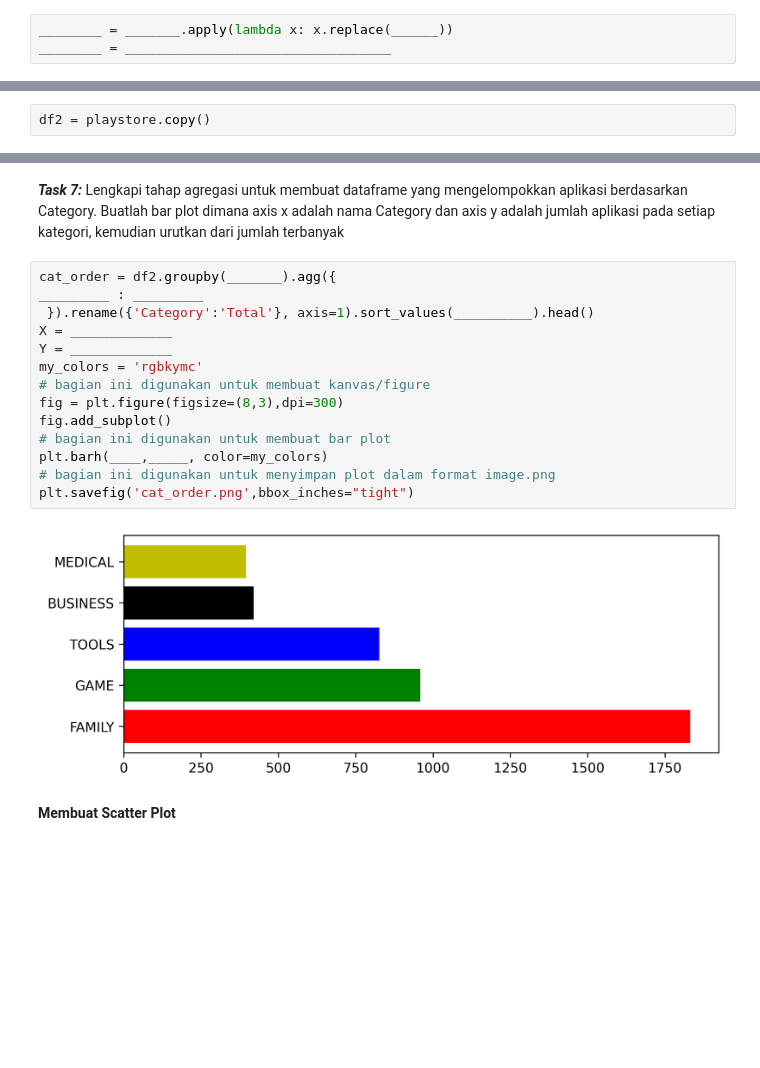
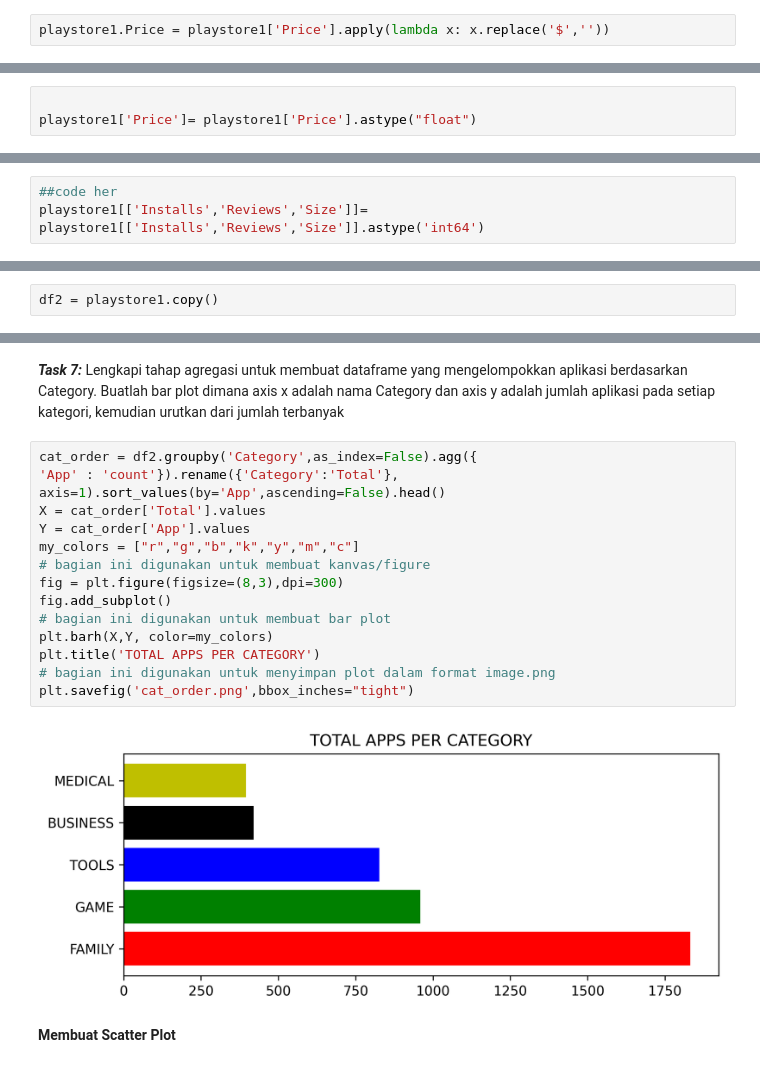
Before and after one commit to BNCC20066/Capstone_UltronDa, a Jupyter notebook: flask-ui-skeleton.ipynb, the cells around one changed output, grey strips where cells are left out. Cells and saved outputs as stored; diff of their text form; blank space fills up the shorter version.

```diff
--- a/flask-ui-skeleton.ipynb
+++ b/flask-ui-skeleton.ipynb
@@ -184,5 +187,4 @@ See the caveats in the documentation: https://pandas.pydata.org/pandas-docs/stab
 # %% [markdown]
 **_Task 4:_** Pada kolom Price, buang karakater $ pada nilai Price lalu ubah tipe datanya menjadi float
 # %%
-________ = _______.apply(lambda x: x.replace(______))
-________ = __________________________________
+playstore1.Price = playstore1['Price'].apply(lambda x: x.replace('$',''))
@@ -188,0 +197,3 @@ ________ = __________________________________
+# %%
+
+playstore1['Price']= playstore1['Price'].astype("float")
@@ -192,0 +208,3 @@ Ubah tipe data Reviews, Size, Installs ke dalam tipe data integer
+# %%
+##code her
+playstore1[['Installs','Reviews','Size']]= playstore1[['Installs','Reviews','Size']].astype('int64')
@@ -193,7 +234,7 @@ Ubah tipe data Reviews, Size, Installs ke dalam tipe data integer
 # %% [markdown]
 ## Data Wrangling
 # %%
-df2 = playstore.copy()
+df2 = playstore1.copy()
 # %% [markdown]
 **_Task 5:_** Dataframe top_category dibuat untuk menyimpan frekuensi aplikasi untuk setiap Category.
 Gunakan crosstab untuk menghitung frekuensi aplikasi di setiap category kemudian gunakan `Jumlah`
@@ -249,21 +326,21 @@ rev_table
 Lengkapi tahap agregasi untuk membuat dataframe yang mengelompokkan aplikasi berdasarkan Category.
 Buatlah bar plot dimana axis x adalah nama Category dan axis y adalah jumlah aplikasi pada setiap kategori, kemudian urutkan dari jumlah terbanyak
 # %%
-cat_order = df2.groupby(_______).agg({
-_________ : _________
- }).rename({'Category':'Total'}, axis=1).sort_values(__________).head()
-X = _____________
-Y = _____________
-my_colors = 'rgbkymc'
+cat_order = df2.groupby('Category',as_index=False).agg({
+'App' : 'count'}).rename({'Category':'Total'}, axis=1).sort_values(by='App',ascending=False).head()
+X = cat_order['Total'].values
+Y = cat_order['App'].values
+my_colors = ["r","g","b","k","y","m","c"]
 # bagian ini digunakan untuk membuat kanvas/figure
 fig = plt.figure(figsize=(8,3),dpi=300)
 fig.add_subplot()
 # bagian ini digunakan untuk membuat bar plot
-plt.barh(____,_____, color=my_colors)
+plt.barh(X,Y, color=my_colors)
+plt.title('TOTAL APPS PER CATEGORY')
 # bagian ini digunakan untuk menyimpan plot dalam format image.png
 plt.savefig('cat_order.png',bbox_inches="tight")
 # %% [output]
-[figure, old version]
+[figure, new version]
 # %% [markdown]
 **Membuat Scatter Plot**
 # %% [markdown]
```
Also changed, not shown: parts of 31 cells of this notebook.
